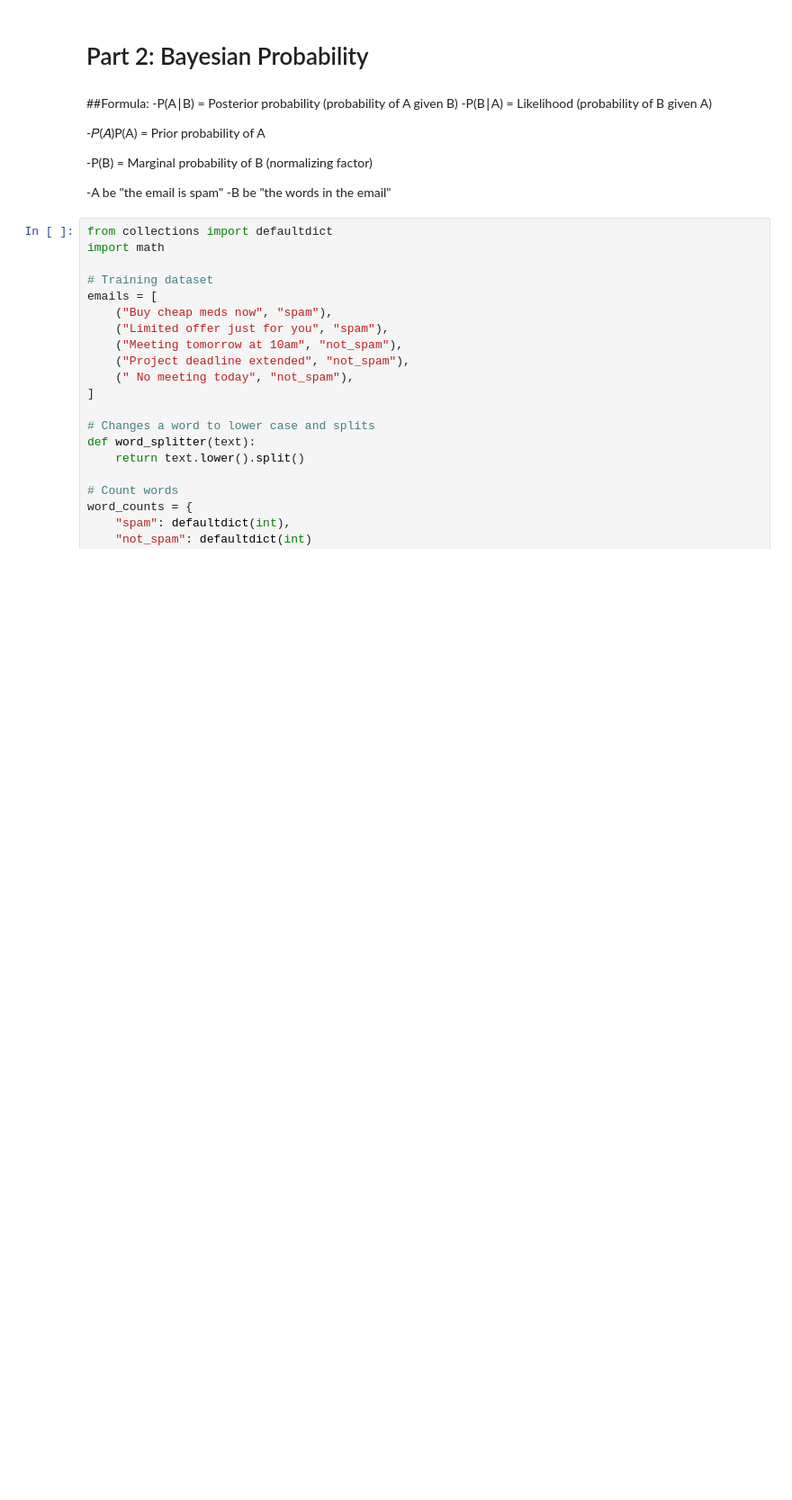
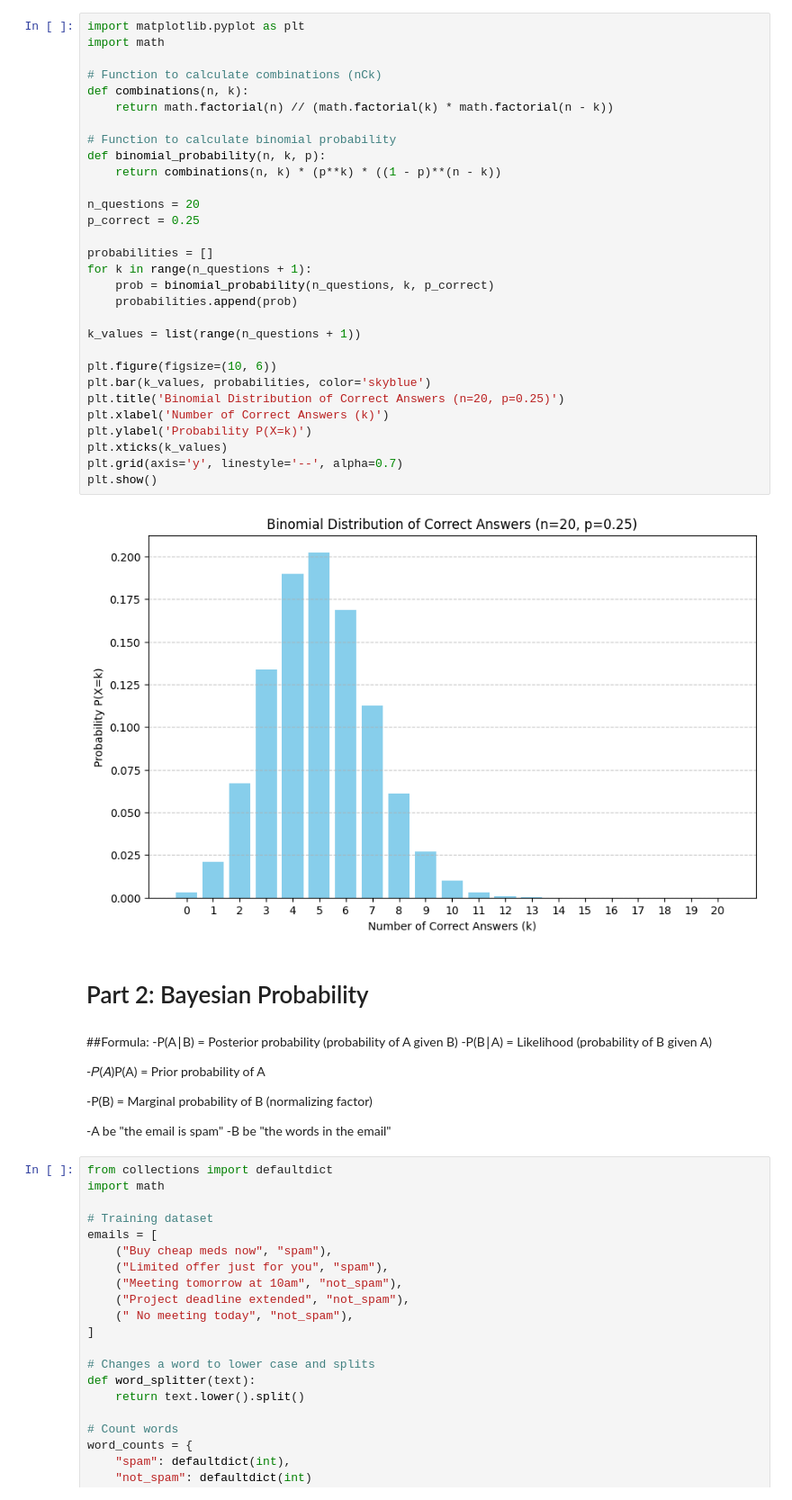
Before and after one commit to Jade-Isimbi/Formative-3--Group-14, a Jupyter notebook: formative3.ipynb, the cells around one changed output. Shown: that part at 90% size. Saved outputs shown, nothing was run; the diff lists cells and outputs as text; blank space fills up the shorter version.

Commit message:
feat: added Binomial Distribution

```diff
--- a/formative3.ipynb
+++ b/formative3.ipynb
@@ -1,3 +6,35 @@
+# %%
+import matplotlib.pyplot as plt
+import math
+
+# Function to calculate combinations (nCk)
+def combinations(n, k):
+    return math.factorial(n) // (math.factorial(k) * math.factorial(n - k))
+
+# Function to calculate binomial probability
+def binomial_probability(n, k, p):
+    return combinations(n, k) * (p**k) * ((1 - p)**(n - k))
+
+n_questions = 20
+p_correct = 0.25
+
+probabilities = []
+for k in range(n_questions + 1):
+    prob = binomial_probability(n_questions, k, p_correct)
+    probabilities.append(prob)
+
+k_values = list(range(n_questions + 1))
+
+plt.figure(figsize=(10, 6))
+plt.bar(k_values, probabilities, color='skyblue')
+plt.title('Binomial Distribution of Correct Answers (n=20, p=0.25)')
+plt.xlabel('Number of Correct Answers (k)')
+plt.ylabel('Probability P(X=k)')
+plt.xticks(k_values)
+plt.grid(axis='y', linestyle='--', alpha=0.7)
+plt.show()
+# %% [output]
+[figure, added]
 # %% [markdown]
 # Part 2: Bayesian Probability
 # %% [markdown]
```
Also changed, not shown: parts of 2 cells of this notebook.
